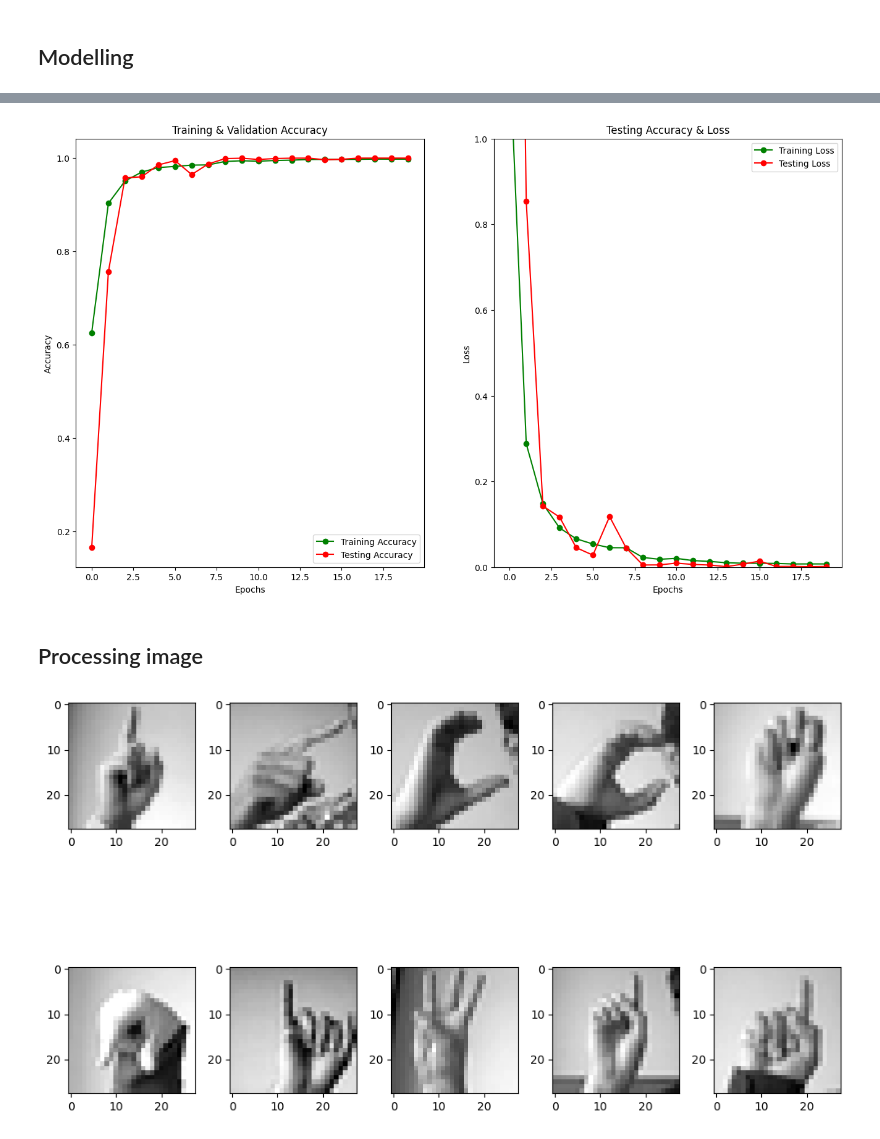
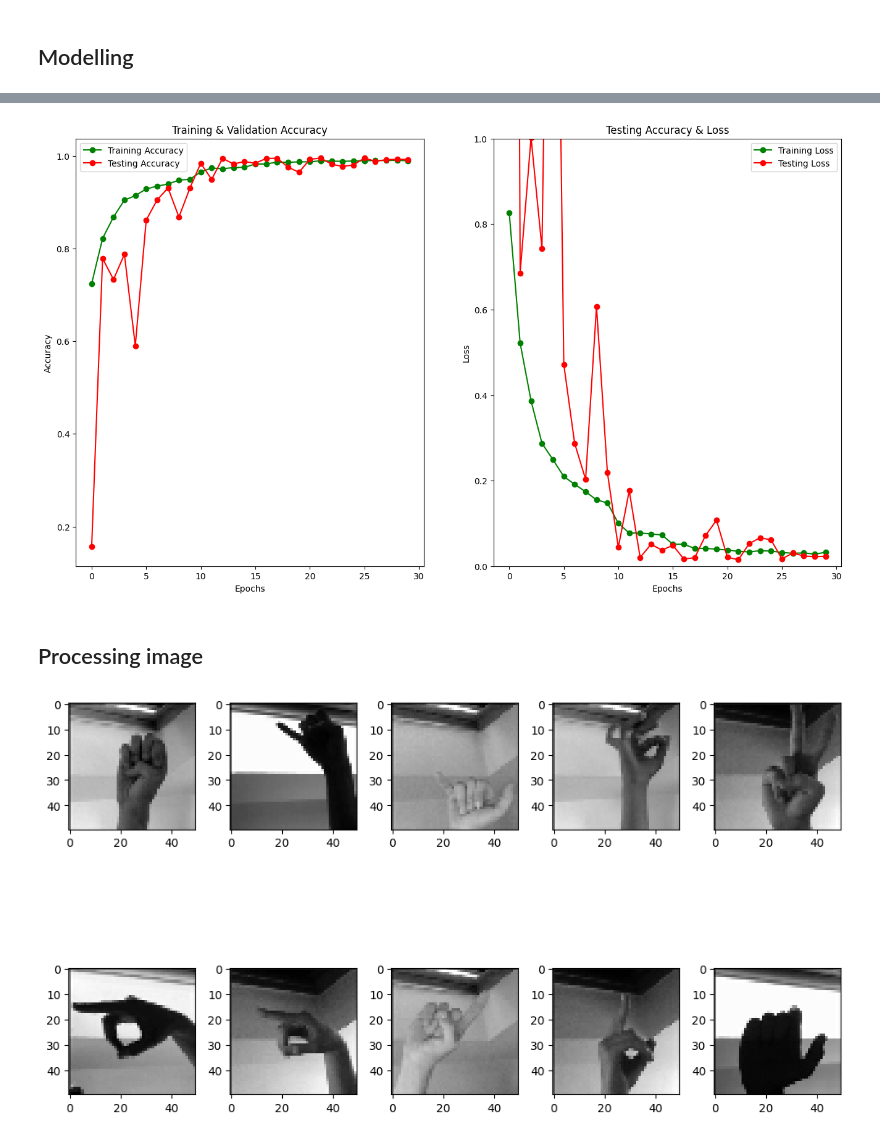
Before and after one commit to nqvm/stupid-reliable-leech, a Jupyter notebook: Durhack23.ipynb, the cells around one changed output, grey strips where cells are left out. Drawn from its saved outputs; the diff is of its cells as text; code cells hidden in the pictures.

```diff
--- a/Durhack23.ipynb
+++ b/Durhack23.ipynb
@@ -208,5 +240,5 @@ KeyboardInterrupt: ignored
 # %%
-epochs = [i for i in range(20)]
+epochs = [i for i in range(30)]
 fig , ax = plt.subplots(1,2)
 train_acc = history.history['accuracy']
 train_loss = history.history['loss']
@@ -231,19 +263,19 @@ plt.ylim(0,1)
 
 plt.show()
 # %% [output]
-[figure, old version]
+[figure, new version]
 # %% [markdown]
 ## Processing image
 # %%
 f, ax = plt.subplots(2,5)
 f.set_size_inches(10, 10)
 k = 0
 for i in range(2):
     for j in range(5):
-        ax[i,j].imshow(x_train[k].reshape(28, 28) , cmap = "gray")
+        ax[i,j].imshow(x_train[k].reshape(50, 50) , cmap = "gray")
         k += 1
     plt.tight_layout()
 # %% [output]
-[figure, old version]
+[figure, new version]
 # %%
 from pandas.core.frame import DataFrame
```
Also changed, not shown: parts of 11 cells of this notebook, 1 other file.
